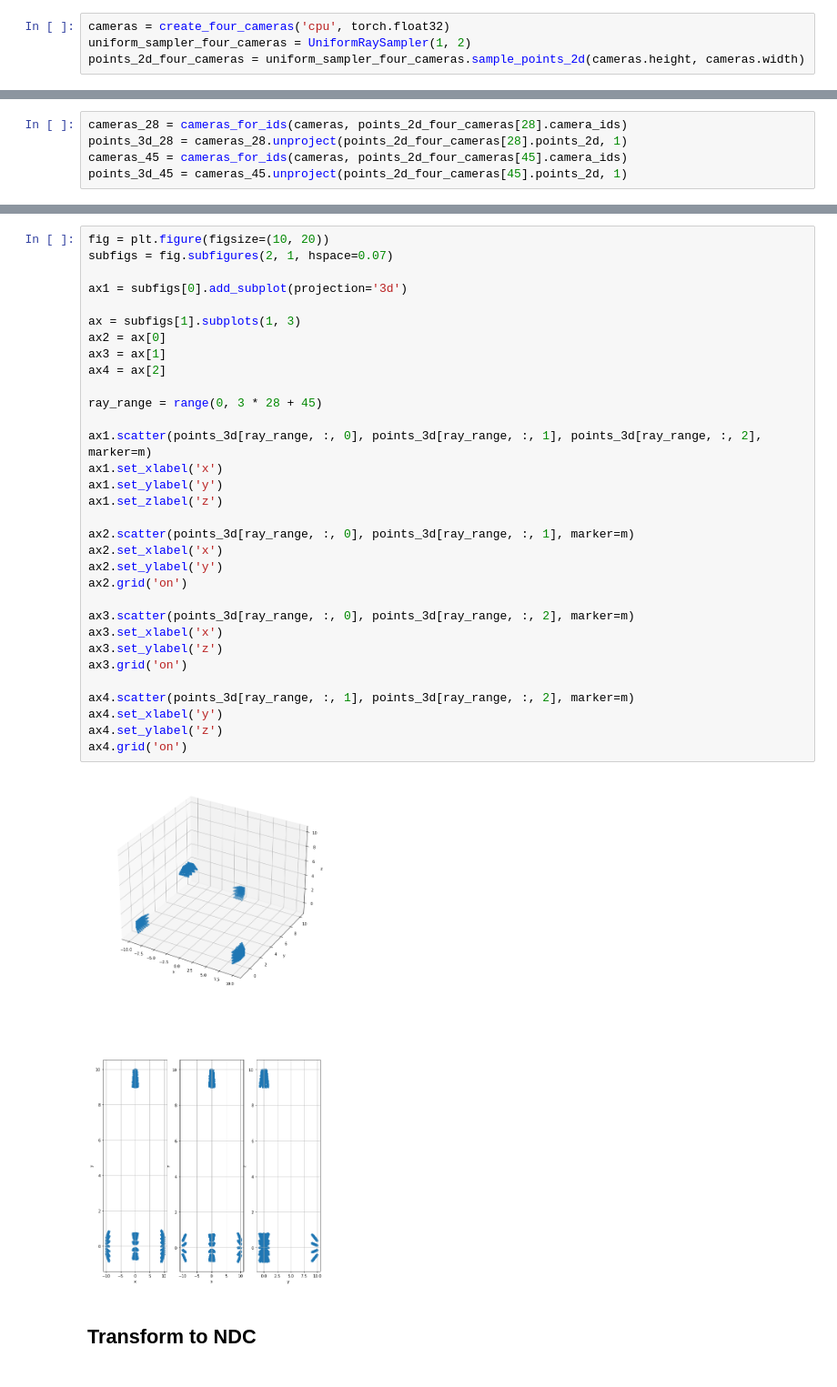
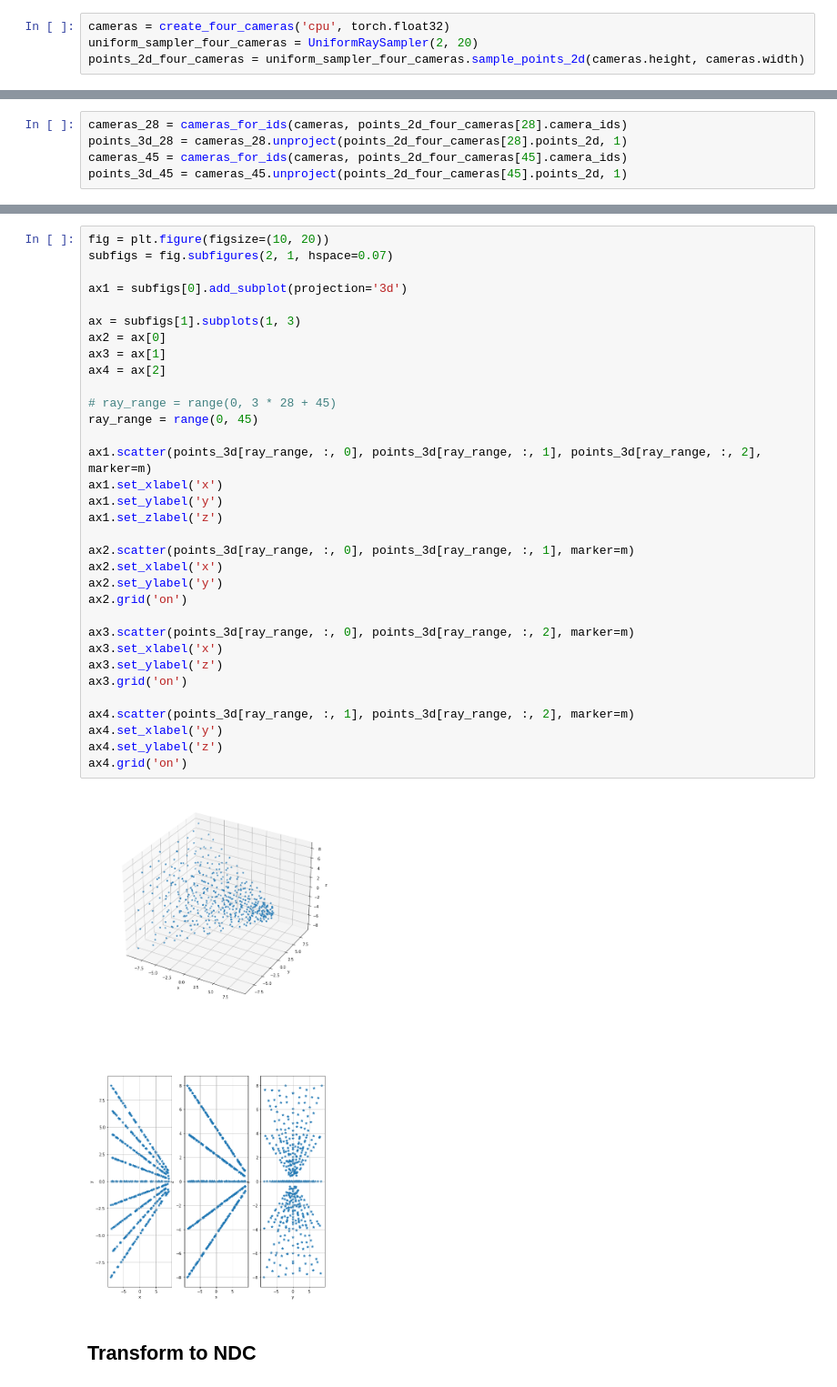
Before and after one commit to YanivHollander/kornia_nerf_jupyter, a Jupyter notebook: test_rays.ipynb, the cells around one changed output, grey strips where cells are left out. Shown at 91% size. Cells and saved outputs as stored; diff of their text form.

```diff
--- a/test_rays.ipynb
+++ b/test_rays.ipynb
@@ -76,7 +76,7 @@ ax.set_aspect('equal')
 # Going 3D
 # %%
 cameras = create_four_cameras('cpu', torch.float32)
-uniform_sampler_four_cameras = UniformRaySampler(1, 2)
+uniform_sampler_four_cameras = UniformRaySampler(2, 20)
 points_2d_four_cameras = uniform_sampler_four_cameras.sample_points_2d(cameras.height, cameras.width)
 # %%
 plt.figure(figsize=(5, 5))
@@ -158,35 +158,36 @@ fig = plt.figure(figsize=(10, 20))
 subfigs = fig.subfigures(2, 1, hspace=0.07)
 
 ax1 = subfigs[0].add_subplot(projection='3d')
 
 ax = subfigs[1].subplots(1, 3)
 ax2 = ax[0]
 ax3 = ax[1]
 ax4 = ax[2]
 
-ray_range = range(0, 3 * 28 + 45)
+# ray_range = range(0, 3 * 28 + 45)
+ray_range = range(0, 45)
 
 ax1.scatter(points_3d[ray_range, :, 0], points_3d[ray_range, :, 1], points_3d[ray_range, :, 2], marker=m)
 ax1.set_xlabel('x')
 ax1.set_ylabel('y')
 ax1.set_zlabel('z')
 
 ax2.scatter(points_3d[ray_range, :, 0], points_3d[ray_range, :, 1], marker=m)
 ax2.set_xlabel('x')
 ax2.set_ylabel('y')
 ax2.grid('on')
 
 ax3.scatter(points_3d[ray_range, :, 0], points_3d[ray_range, :, 2], marker=m)
 ax3.set_xlabel('x')
 ax3.set_ylabel('z')
 ax3.grid('on')
 
 ax4.scatter(points_3d[ray_range, :, 1], points_3d[ray_range, :, 2], marker=m)
 ax4.set_xlabel('y')
 ax4.set_ylabel('z')
 ax4.grid('on')
 # %% [output]
-[figure, old version]
+[figure, new version]
 # %% [markdown]
 ## Transform to NDC
 # %%
```
Also changed, not shown: parts of 5 cells of this notebook.
